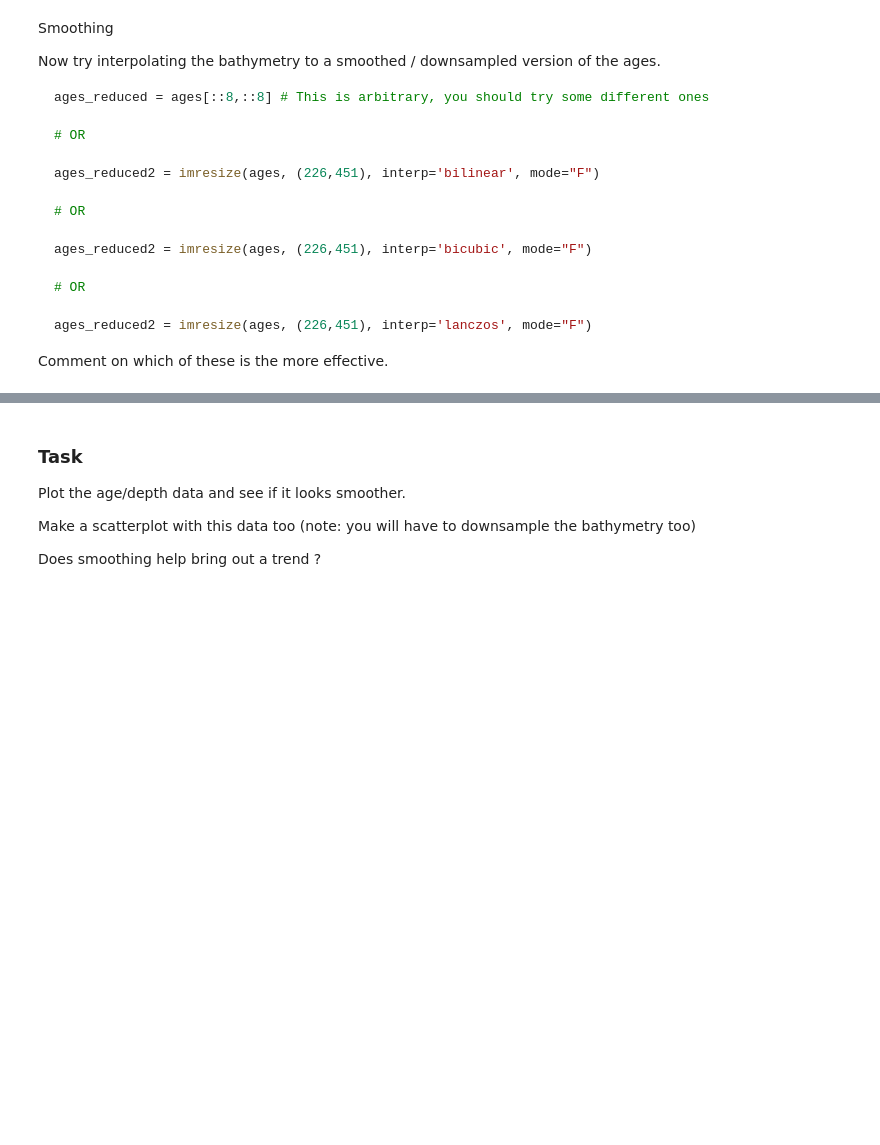
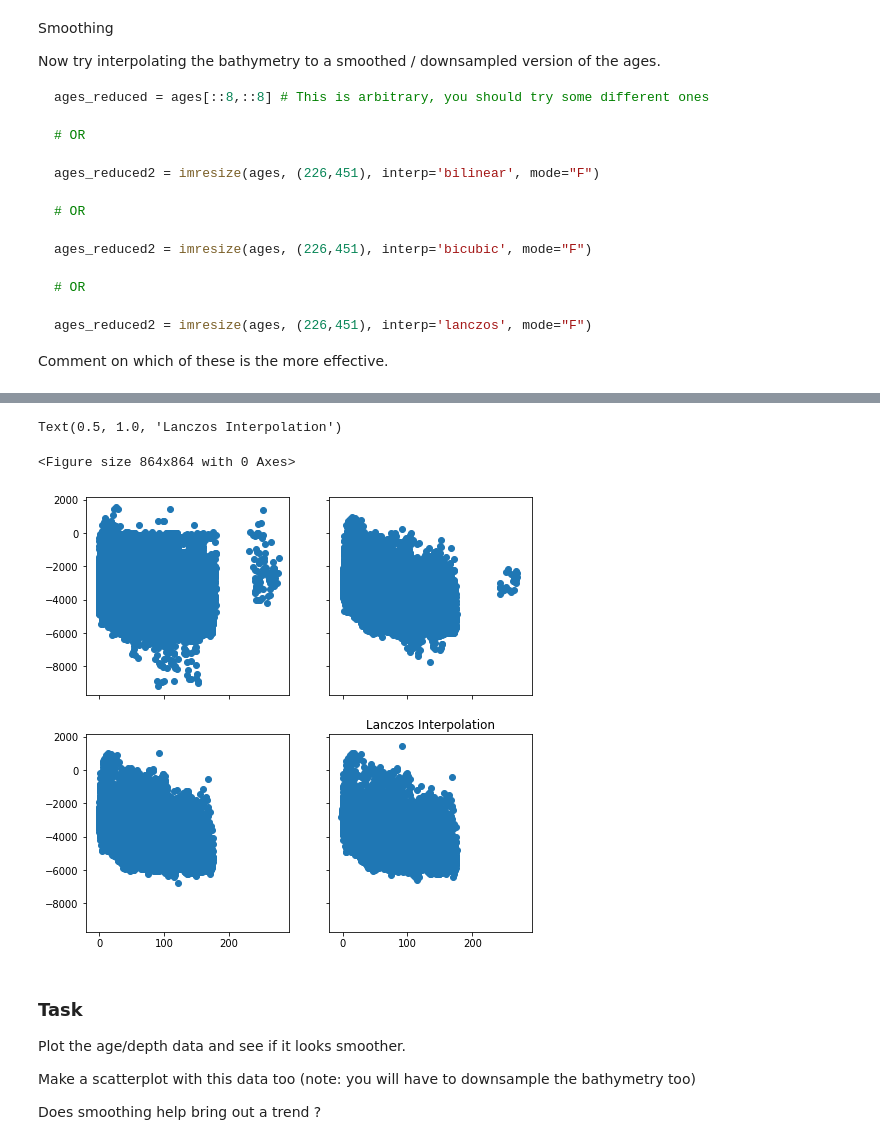
Before and after one commit to CourtneySmith32/Honours-Coursework, a Jupyter notebook: COURTNEY EX1.ipynb, the cells around one changed output, grey strips where cells are left out. Drawn from its saved outputs; the diff is of its cells as text; code cells hidden in the pictures; blank space fills up the shorter version.

```diff
--- a/COURTNEY EX1.ipynb
+++ b/COURTNEY EX1.ipynb
@@ -189,10 +194,14 @@ Comment on which of these is the more effective.
 # %%
 ages_reduced = ages[::8,::8]
 ages_reduced2 = imresize(ages, (226,451), interp='bilinear', mode="F")
-ages_reduced3 = imresize(ages, (226,451), interp='bicubic', mode="F"
-ages_reduced4= imresize(ages, (226,451), interp='lanczos', mode="F"
+fig = plt.figure(figsize=(12, 6), facecolor="none")
+ax = plt.axes(projection=base_projection)
+ax.coastlines(resolution='50m', zorder=1)
+ax.imshow(ages, extent = extent, transform = ccrs.PlateCarree(), origin="upper", )
+ages_reduced3 = imresize(ages, (226,451), interp='bicubic', mode="F")
+ages_reduced4 = imresize(ages, (226,451), interp='lanczos', mode="F")
 
 topo_reduced = etopoH_1[::8,::8]
 topo_reduced2 = imresize(etopoH_1, (226,451), interp='bilinear', mode="F")
-topo_reduced3 = imresize(etopoH_1, (226,451), interp='bicubic', mode="F"
-topo_reduced4= imresize(etopoH_1, (226,451), interp='lanczos', mode="F"
+topo_reduced3 = imresize(etopoH_1, (226,451), interp='bicubic', mode="F")
+topo_reduced4 = imresize(etopoH_1, (226,451), interp='lanczos', mode="F")
@@ -258,3 +227,26 @@ NameError: name 'ages' is not defined
+# %%
+fig  = plt.figure(figsize=(12, 12), facecolor="none")
+base_projection = ccrs.PlateCarree()
+
+fig, axes = plt.subplots(ncols=2, nrows=2, sharex='all', sharey='all')
+ax1, ax2, ax3, ax4 = axes.ravel()
+fig.set_size_inches((8,8))
+
+ax1 = ax1.scatter(ages_reduced, topo_reduced)
+plt.title("Downsampled Data")
+
+ax2 = ax2.scatter(ages_reduced2, topo_reduced2)
+plt.title("Bilinear Interpolation")
+
+ax3 = ax3.scatter(ages_reduced3, topo_reduced3)
+plt.title("Bicubic Interpolation")
+
+ax4 = ax4.scatter(ages_reduced4, topo_reduced4)
+plt.title("Lanczos Interpolation")
+# %% [output]
+Text(0.5, 1.0, 'Lanczos Interpolation')
+<Figure size 864x864 with 0 Axes>
+[figure, added]
 # %% [markdown]
 ### Task
 
```
Also changed, not shown: parts of 28 cells of this notebook.
